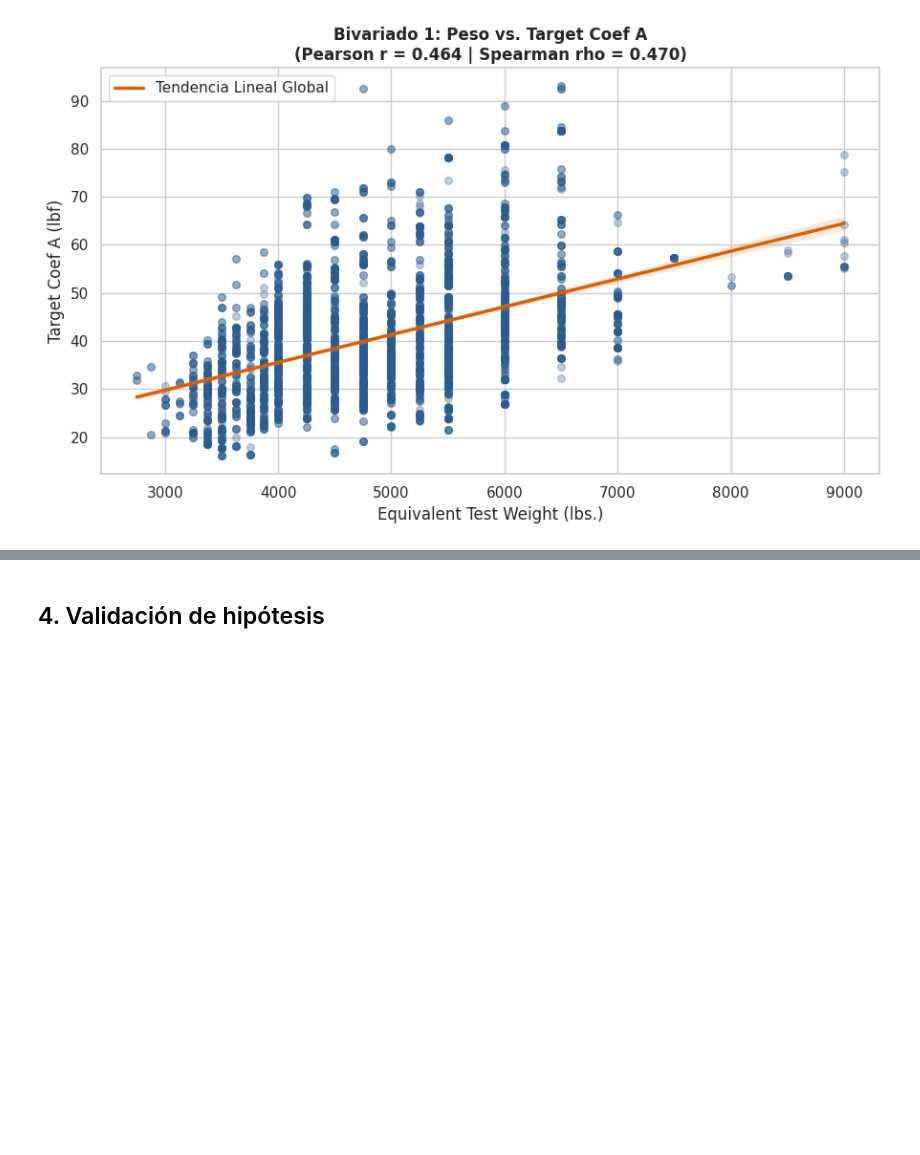
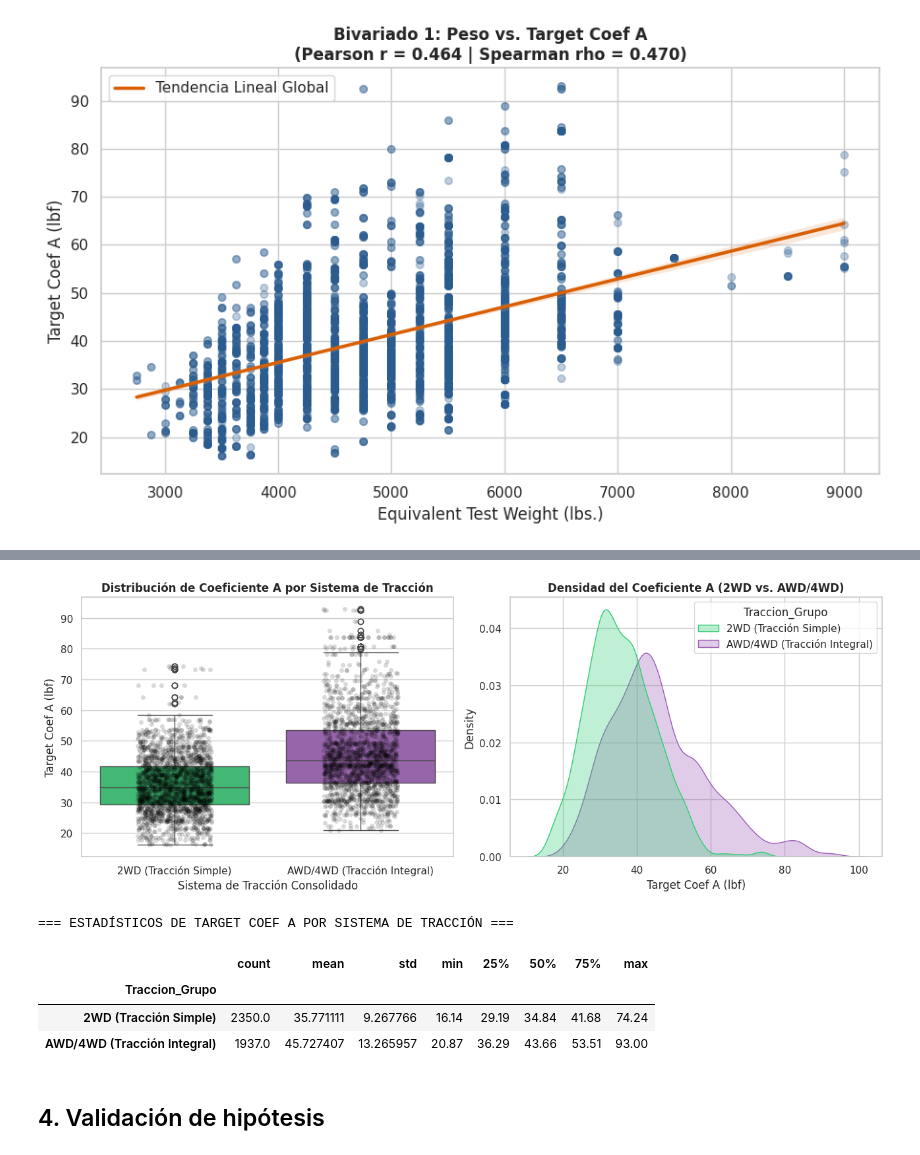
Before and after one commit to jpedonediez/Fundamentos, a Jupyter notebook: tpe_EPA_FE.ipynb, the cells around one changed output, grey strips where cells are left out. Cells and saved outputs as stored; diff of their text form; code cells hidden in the pictures; blank space fills up the shorter version.

```diff
--- a/tpe_EPA_FE.ipynb
+++ b/tpe_EPA_FE.ipynb
@@ -705,2 +707,48 @@ ValueError: Could not interpret value `Tipo_Vehiculo_Grupo` for `x`. An entry wi
+# %%
+# Gráfico Bivariado 3: Comparación de 2WD (0) vs. AWD/4WD (1). SIstema de tración consolidado vs Target Coef A
+fig, axes = plt.subplots(1, 2, figsize=(13, 5))
+
+# Subplot A: Boxplot + Stripplot
+sns.boxplot(
+    data=dataset['h4_df'],
+    x='Traccion_Grupo',
+    y=dataset['h4_var_dep'],
+    hue ='Traccion_Grupo',
+    legend=False,
+    palette=['#2ecc71', '#9b59b6'],
+    ax=axes[0]
+)
+sns.stripplot(data=dataset['h4_df'], x='Traccion_Grupo', y=dataset['h4_var_dep'], color='black', alpha=0.15, jitter=0.2, ax=axes[0])
+axes[0].set_title('Distribución de Coeficiente A por Sistema de Tracción', fontweight='bold')
+axes[0].set_xlabel('Sistema de Tracción Consolidado')
+axes[0].set_ylabel('Target Coef A (lbf)')
+
+# Subplot B: Histograma de Densidad Superpuesto (KDE)
+sns.kdeplot(
+    data=dataset['h4_df'],
+    x=dataset['h4_var_dep'],
+    hue='Traccion_Grupo',
+    common_norm=False,
+    fill=True,
+    alpha=0.3,
+    palette=['#2ecc71', '#9b59b6'],
+    ax=axes[1]
+)
+axes[1].set_title('Densidad del Coeficiente A (2WD vs. AWD/4WD)', fontweight='bold')
+axes[1].set_xlabel('Target Coef A (lbf)')
+
+plt.tight_layout()
+plt.show()
+
+# Estadísticos descriptivos agrupados
+print("=== ESTADÍSTICOS DE TARGET COEF A POR SISTEMA DE TRACCIÓN ===")
+display(dataset['h4_df'].groupby('Traccion_Grupo')[dataset['h4_var_dep']].describe())
+# %% [output]
+[figure, added]
+=== ESTADÍSTICOS DE TARGET COEF A POR SISTEMA DE TRACCIÓN ===
+|  | count | mean | std | min | 25% | 50% | 75% | max |
+| Traccion_Grupo |  |  |  |  |  |  |  |  |
+| 2WD (Tracción Simple) | 2350.0 | 35.771111 | 9.267766 | 16.14 | 29.19 | 34.84 | 41.68 | 74.24 |
+| AWD/4WD (Tracción Integral) | 1937.0 | 45.727407 | 13.265957 | 20.87 | 36.29 | 43.66 | 53.51 | 93.00 |
 # %% [markdown]
 ## 4. Validación de hipótesis
```
Also changed, not shown: parts of 13 cells of this notebook.
